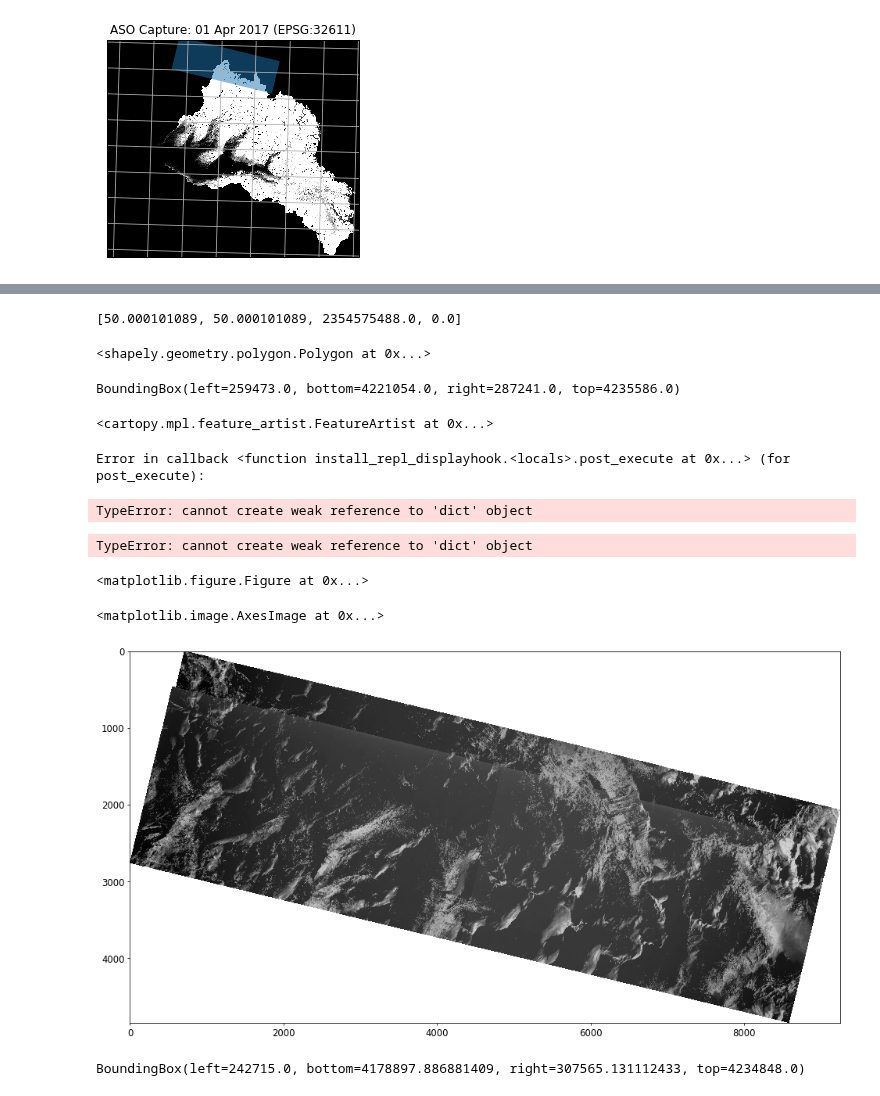
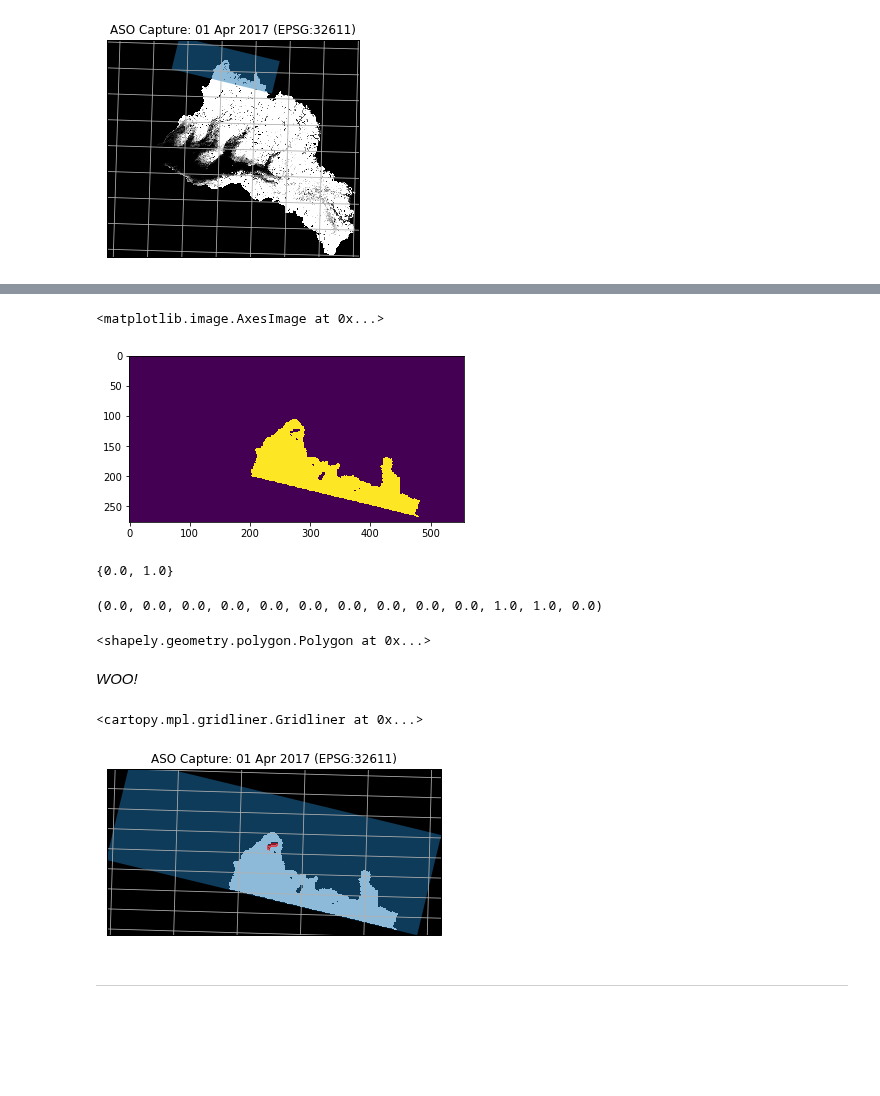
Before and after one commit to acannistra/planet-snowcover, a Jupyter notebook: notebooks/aso-unet-prep-v2.ipynb, the cells around one changed output, grey strips where cells are left out. Cells and saved outputs as stored; diff of their text form; code cells hidden in the pictures; blank space fills up the shorter version.

Commit message:
got extraction mostly working with small polygon bug?

```diff
--- a/notebooks/aso-unet-prep-v2.ipynb
+++ b/notebooks/aso-unet-prep-v2.ipynb
@@ -85,6 +101,5 @@ ax.gridlines()
 # %%
-# reproject footprint into aso mask crs
+asoImage.crs['init']
+asoCrs = ccrs.epsg(asoImage.crs['init'].split(':')[1])
 xs, ys = satfootprint.exterior.coords.xy
-satfootprint_projected = Polygon(ccrs.epsg('32611').transform_points(ccrs.PlateCarree(), np.array(xs), np.array(ys)))
-
-satfootprint_projected
+satfootprint_projected = Polygon(asoCrs.transform_points(ccrs.PlateCarree(), np.array(xs), np.array(ys)))
@@ -109,19 +106,25 @@ RuntimeError: libpng signaled error
-# %%
-[xmin, xmax, ymin, ymax]
-# %% [output]
-[50.000101089, 50.000101089, 2354575488.0, 0.0]
-# %%
-satimage = rio.open("../images/ASO/0_20170404_180056_0e19.tif")
-bl = (satimage.bounds.left, satimage.bounds.bottom)
-tl = (satimage.bounds.left, satimage.bounds.top)
-br = (satimage.bounds.right, satimage.bounds.bottom)
-tr = (satimage.bounds.right, satimage.bounds.top)
-bounds = Polygon([tr, br, bl, tl])
-
-bounds
-# %% [output]
-<shapely.geometry.polygon.Polygon at 0x...>
-# %%
-satimage.bounds
-# %% [output]
-BoundingBox(left=259473.0, bottom=4221054.0, right=287241.0, top=4235586.0)
+# %%
+asoMasked, asoMaskTransform = mask(asoImage, [mapping(satfootprint_projected)], crop=True)
+asoMasked = asoMasked.data.squeeze()
+asoMasked[asoMasked > 0.1] = 1
+asoMasked[asoMasked <= 0.1] = 0
+plt.imshow(asoMasked)
+# %% [output]
+<matplotlib.image.AxesImage at 0x...>
+[figure, added]
+# %%
+set(asoMasked.flatten())
+# %% [output]
+{0.0, 1.0}
+# %%
+features = list(rio.features.shapes(asoMasked, transform=asoMaskTransform, connectivity=4))
+feats, feat_area = zip(*features)
+# %% [output]
+(0.0, 0.0, 0.0, 0.0, 0.0, 0.0, 0.0, 0.0, 0.0, 0.0, 1.0, 1.0, 0.0)
+# %%
+asopolyextract = Polygon(largest['coordinates'][0])
+asopolyextract
+# %% [output]
+<shapely.geometry.polygon.Polygon at 0x...>
+# %% [markdown]
+*WOO!*
@@ -128,20 +140,10 @@ BoundingBox(left=259473.0, bottom=4221054.0, right=287241.0, top=4235586.0)
 # %%
-ax = plt.axes(projection=ccrs.Mercator())
-#ax.imshow(asoImage.read(1).astype('float32'), cmap="binary_r", vmax=1, vmin=0, extent=asoExtent, transform=ccrs.epsg("32611"))
-#ax.set_title("ASO Capture: {:%d %b %Y} (EPSG:{})".format(image.name, image_crs.epsg_code))
-ax.add_geometries([mapping(bounds)], crs=ccrs.epsg("32611"), color='red')
+ax = plt.axes(projection=ccrs.epsg("32611"))
+ax.imshow(asoMasked.astype('float32'), origin='upper', cmap="binary_r", vmax=1, vmin=0, extent=asoMaskedExtent, transform=ccrs.epsg("32611"))
+ax.set_title("ASO Capture: {:%d %b %Y} (EPSG:{})".format(image.name, image_crs.epsg_code))
+ax.add_geometries([satfootprint], crs=ccrs.PlateCarree(), alpha=0.5)
+ax.add_geometries([asopolyextract], crs=ccrs.epsg("32611"), color='red', alpha=0.5)
+ax.gridlines()
 # %% [output]
-<cartopy.mpl.feature_artist.FeatureArtist at 0x...>
+<cartopy.mpl.gridliner.Gridliner at 0x...>
-Error in callback <function install_repl_displayhook.<locals>.post_execute at 0x...> (for post_execute):
-TypeError: cannot create weak reference to 'dict' object
-TypeError: cannot create weak reference to 'dict' object
-<matplotlib.figure.Figure at 0x...>
+[figure, added]
-# %%
-plt.imshow(satimage.read(4), cmap='binary')
-# %% [output]
-<matplotlib.image.AxesImage at 0x...>
-[figure, removed]
-# %%
-asoImage.bounds
-# %% [output]
-BoundingBox(left=242715.0, bottom=4178897.886881409, right=307565.131112433, top=4234848.0)
@@ -149,0 +150,2 @@ minid
+# %% [markdown]
+---
```
Also changed, not shown: parts of 19 cells of this notebook.
